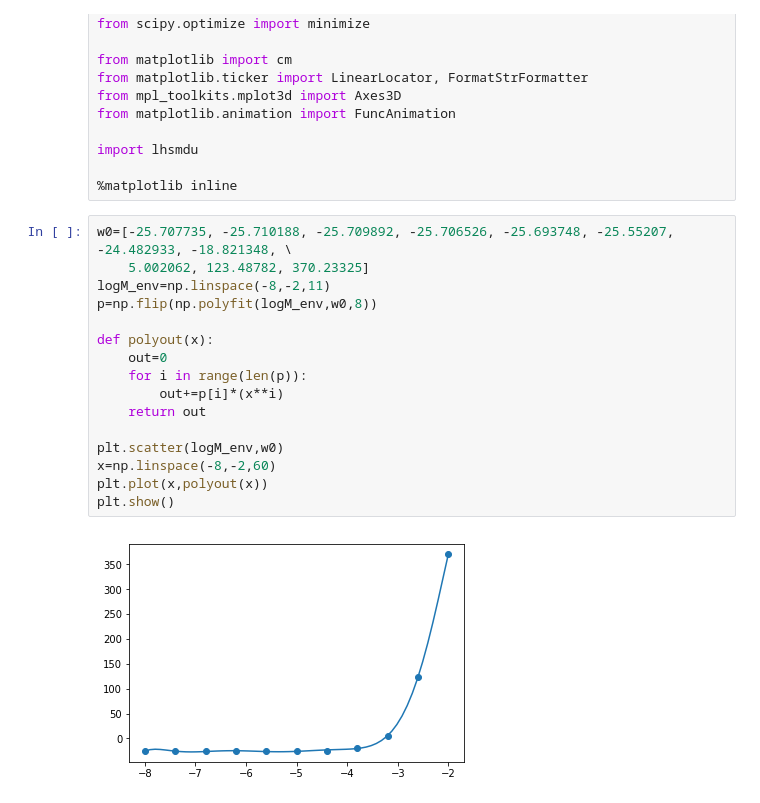
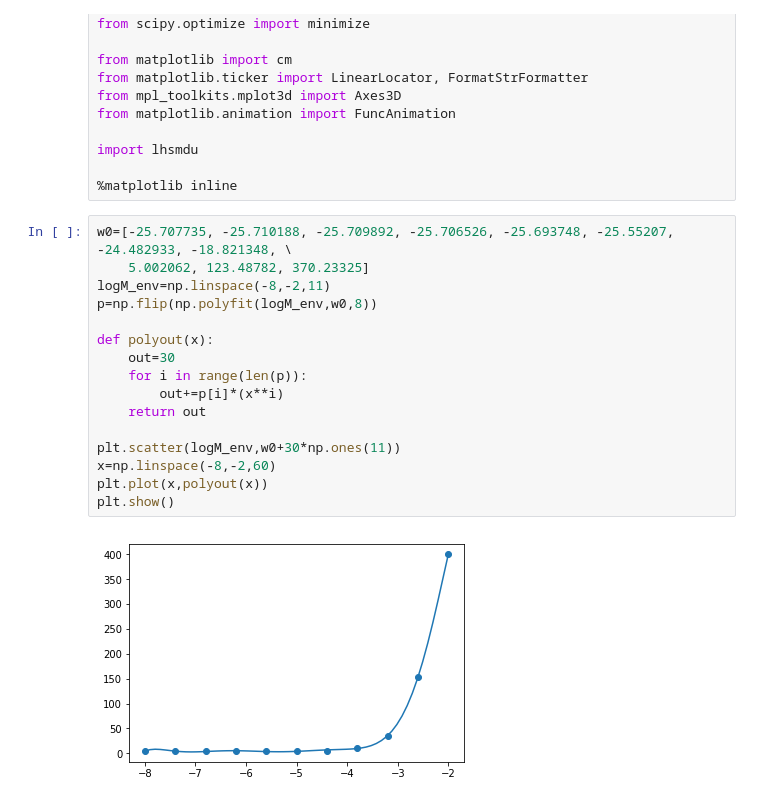
Before and after one commit to elizabethteng/crassula, a Jupyter notebook: george_2d_poly_logMenv.ipynb, the cells around one changed output. Drawn from its saved outputs; the diff is of its cells as text.

```diff
--- a/george_2d_poly_logMenv.ipynb
+++ b/george_2d_poly_logMenv.ipynb
@@ -22,18 +22,18 @@ import lhsmdu
 # %%
 w0=[-25.707735, -25.710188, -25.709892, -25.706526, -25.693748, -25.55207, -24.482933, -18.821348, \
     5.002062, 123.48782, 370.23325]
 logM_env=np.linspace(-8,-2,11)
 p=np.flip(np.polyfit(logM_env,w0,8))
 
 def polyout(x):
-    out=0
+    out=30
     for i in range(len(p)):
         out+=p[i]*(x**i)
     return out
 
-plt.scatter(logM_env,w0)
+plt.scatter(logM_env,w0+30*np.ones(11))
 x=np.linspace(-8,-2,60)
 plt.plot(x,polyout(x))
 plt.show()
 # %% [output]
-[figure, old version]
+[figure, new version]
```
Also changed, not shown: parts of 9 cells of this notebook, 15 other files.
